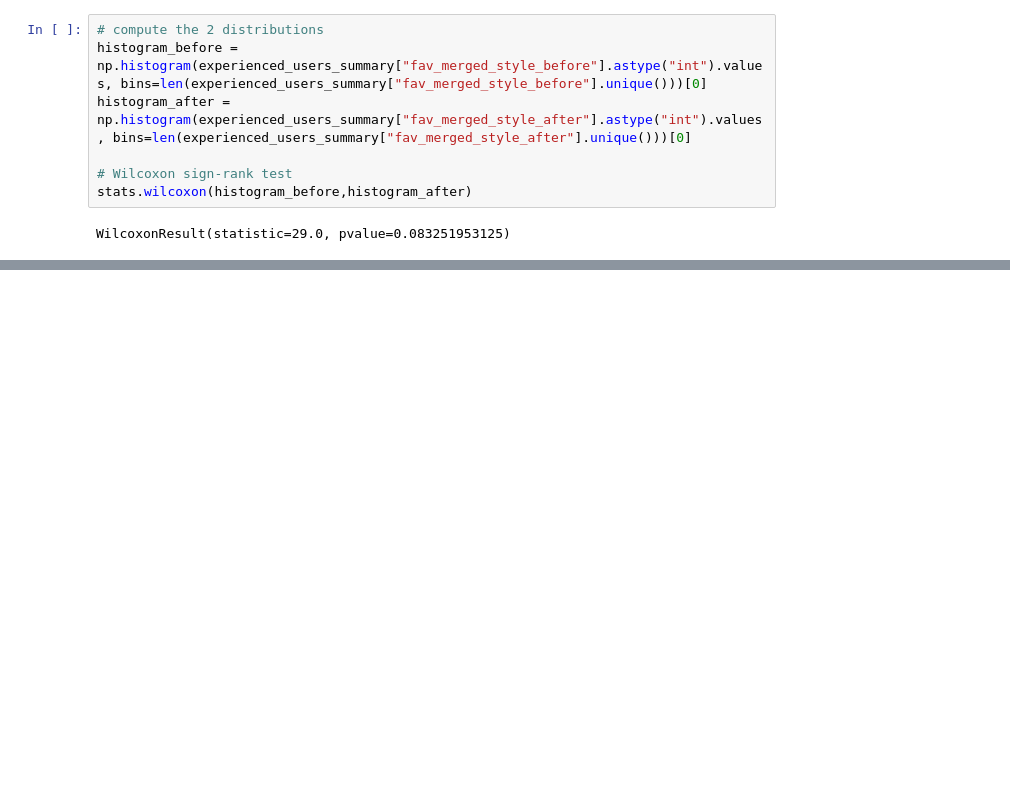
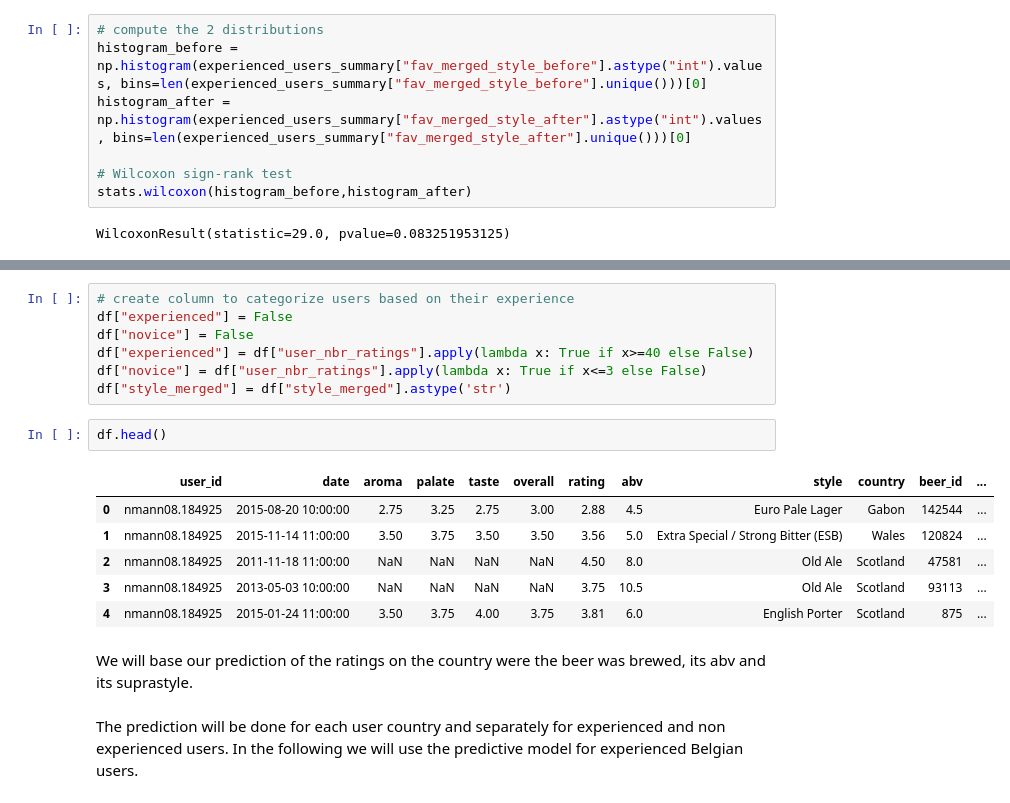
Before and after one commit to epfl-ada/ada-2022-project-toohottohoot, a Jupyter notebook: milestone 3/Final.ipynb, the cells around one changed output, grey strips where cells are left out. Drawn from its saved outputs; the diff is of its cells as text; blank space fills up the shorter version.

```diff
--- a/milestone 3/Final.ipynb
+++ b/milestone 3/Final.ipynb
@@ -397,0 +413,20 @@ The p-value is between 0.05 and 0.1, thus we don't reject at a confidence level
+# %%
+# create column to categorize users based on their experience
+df["experienced"] = False
+df["novice"] = False
+df["experienced"] = df["user_nbr_ratings"].apply(lambda x: True if x>=40 else False)
+df["novice"] = df["user_nbr_ratings"].apply(lambda x: True if x<=3 else False)
+df["style_merged"] = df["style_merged"].astype('str')
+# %%
+df.head()
+# %% [output]
+|  | user_id | date | aroma | palate | taste | overall | rating | abv | style | country | beer_id | ... |
+| 0 | nmann08.184925 | 2015-08-20 10:00:00 | 2.75 | 3.25 | 2.75 | 3.00 | 2.88 | 4.5 | Euro Pale Lager | Gabon | 142544 | ... |
+| 1 | nmann08.184925 | 2015-11-14 11:00:00 | 3.50 | 3.75 | 3.50 | 3.50 | 3.56 | 5.0 | Extra Special / Strong Bitter (ESB) | Wales | 120824 | ... |
+| 2 | nmann08.184925 | 2011-11-18 11:00:00 | NaN | NaN | NaN | NaN | 4.50 | 8.0 | Old Ale | Scotland | 47581 | ... |
+| 3 | nmann08.184925 | 2013-05-03 10:00:00 | NaN | NaN | NaN | NaN | 3.75 | 10.5 | Old Ale | Scotland | 93113 | ... |
+| 4 | nmann08.184925 | 2015-01-24 11:00:00 | 3.50 | 3.75 | 4.00 | 3.75 | 3.81 | 6.0 | English Porter | Scotland | 875 | ... |
+# %% [markdown]
+We will base our prediction of the ratings on the country were the beer was brewed, its abv and its suprastyle.
+# %% [markdown]
+The prediction will be done for each user country and separately for experienced and non experienced users. In the following we will use the predictive model for experienced Belgian users.
```
Also changed, not shown: parts of 48 cells of this notebook.
